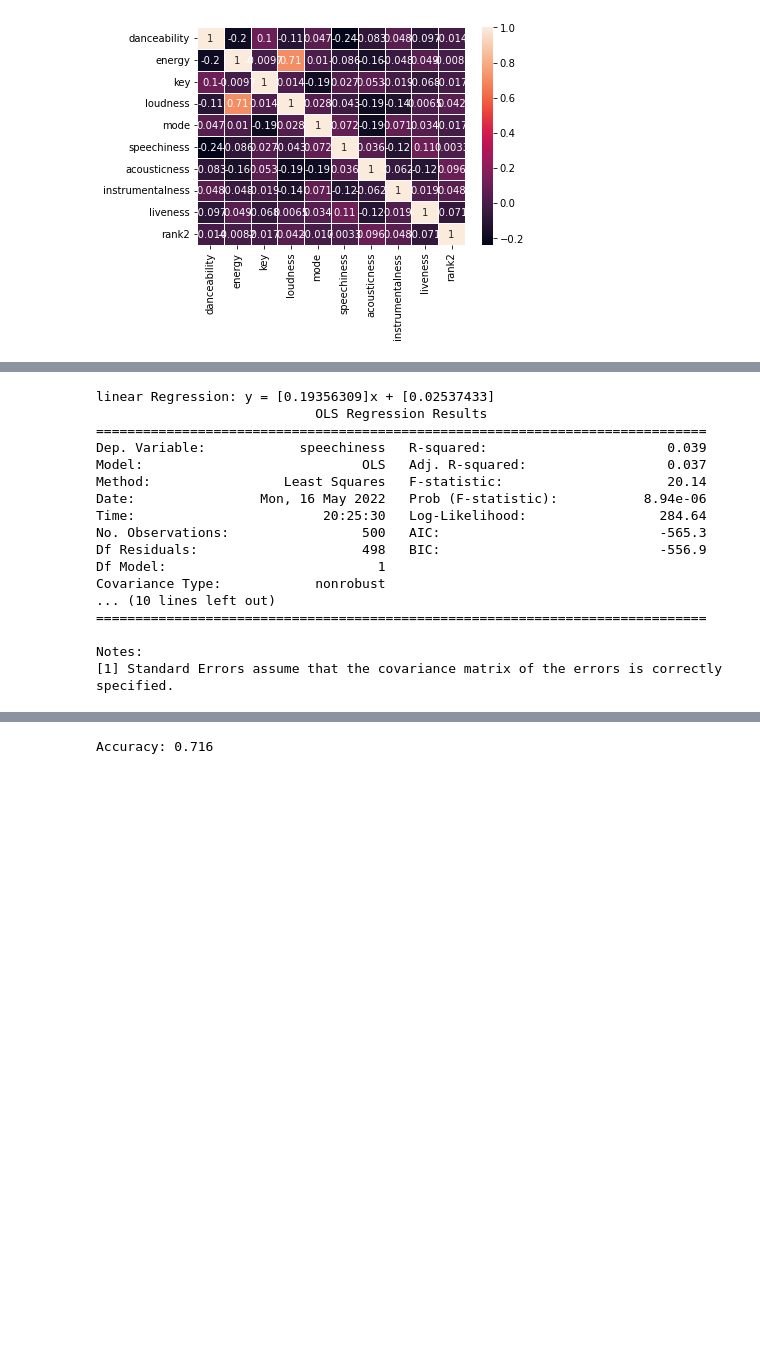
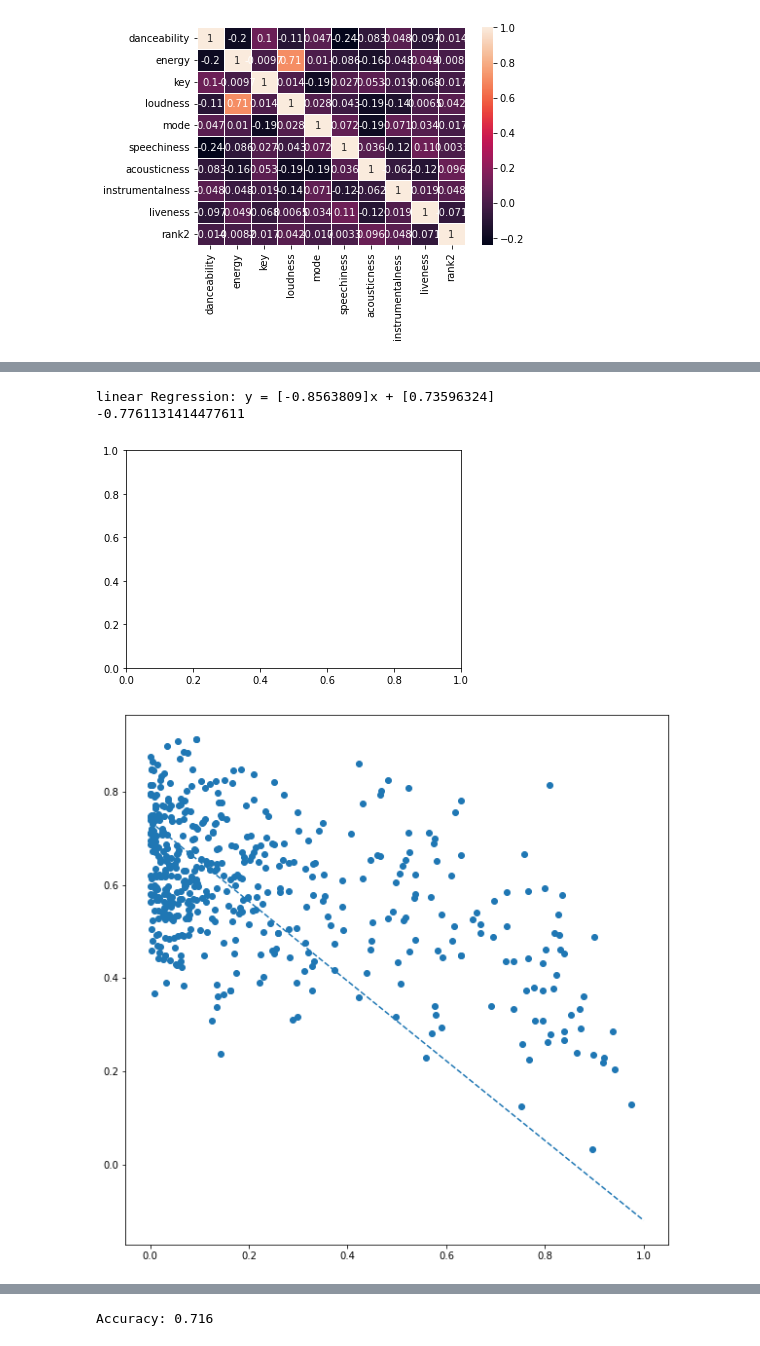
Before and after one commit to mishuhamchu/mishuhamchu.github.io, a Jupyter notebook: Final_Project.ipynb, the cells around one changed output, grey strips where cells are left out. Saved outputs shown, nothing was run; the diff lists cells and outputs as text; code cells hidden in the pictures; blank space fills up the shorter version.

```diff
--- a/Final_Project.ipynb
+++ b/Final_Project.ipynb
@@ -428,10 +439,19 @@ plot_regression(america_df_final)
 # %%
-lm = linear_model.LinearRegression()
-america_mat = np.matrix(america_df_final.drop(america_df_final.columns.difference(["acousticness", "energy"]), 1, inplace = False))
-X,Y = america_mat[:,0], america_mat[:,1]
-model = lm.fit(np.asarray(X),np.asarray(Y))
-m = model.coef_[0]
-b = model.intercept_
-print("linear Regression: y = {0}x + {1}".format(m, b))
-results = sm.ols(formula = " acousticness ~ energy", data = germany_df_final).fit()
-print(results.summary())
+from sklearn.metrics import mean_squared_error, r2_score
+def plot_my_reg(df):
+    lm = linear_model.LinearRegression()
+    mat = np.matrix(america_df_final.drop(df.columns.difference(["acousticness", "energy"]), 1, inplace = False))
+    X,Y = mat[:,0], mat[:,1]
+    model = lm.fit(np.asarray(X),np.asarray(Y))
+    m = model.coef_[0]
+    b = model.intercept_
+    print("linear Regression: y = {0}x + {1}".format(m, b))
+    predicted_y = model.predict(df[["acousticness"]])
+    R2 =   r2_score(df[['energy']], predicted_y)
+    print(R2)
+    axes = plt.gca()
+    x_vals = np.array(axes.get_xlim())
+    y_vals = b + m * x_vals
+    plt.figure(figsize = (10,10))
+    plt.scatter(np.asarray(df[ ["acousticness"]].values), np.asarray(df[ ["energy"]].values))
+    plt.plot(x_vals, y_vals, '--')
@@ -496,27 +458,7 @@ Notes:
-# %%
-america_mat = np.matrix(america_df_final.drop(america_df_final.columns.difference(["speechiness", "danceability"]), 1, inplace = False))
-X,Y = america_mat[:,0], america_mat[:,1]
-model = lm.fit(np.asarray(X),np.asarray(Y))
-m = model.coef_[0]
-b = model.intercept_
-print("linear Regression: y = {0}x + {1}".format(m, b))
-results = sm.ols(formula = " speechiness ~ danceability", data = america_df_final).fit()
-print(results.summary())
-# %% [output]
-linear Regression: y = [0.19356309]x + [0.02537433]
-                            OLS Regression Results
-==============================================================================
-Dep. Variable:            speechiness   R-squared:                       0.039
-Model:                            OLS   Adj. R-squared:                  0.037
-Method:                 Least Squares   F-statistic:                     20.14
-Date:                Mon, 16 May 2022   Prob (F-statistic):           8.94e-06
-Time:                        20:25:30   Log-Likelihood:                 284.64
-No. Observations:                 500   AIC:                            -565.3
-Df Residuals:                     498   BIC:                            -556.9
-Df Model:                           1
-Covariance Type:            nonrobust
-... (10 lines left out)
-==============================================================================
-
-Notes:
-[1] Standard Errors assume that the covariance matrix of the errors is correctly specified.
+# %%
+plot_my_reg(america_df_final)
+# %% [output]
+linear Regression: y = [-0.8563809]x + [0.73596324]
+-0.7761131414477611
+[figure, added]
+[figure, added]
```
Also changed, not shown: parts of 30 cells of this notebook.
